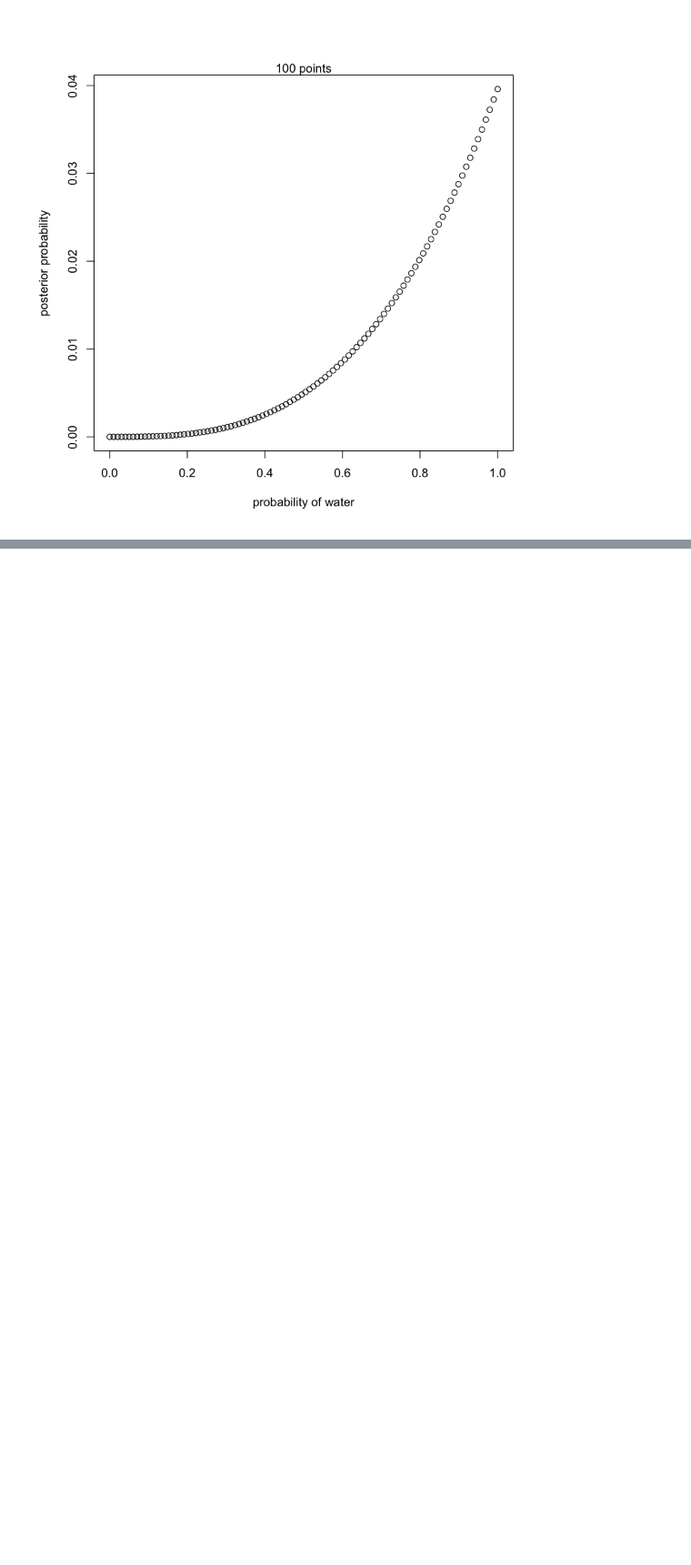
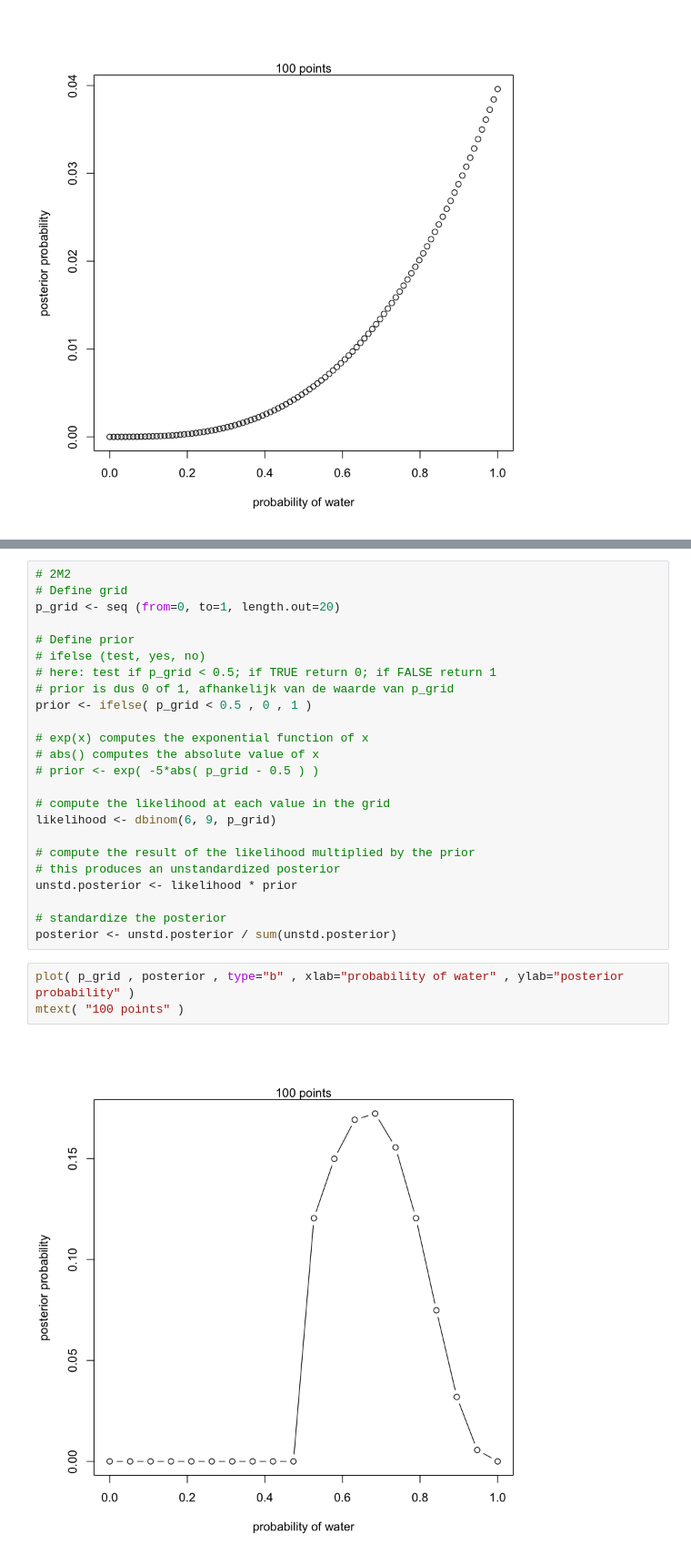
Before and after one commit to bleekere/rethinking, a Jupyter notebook: workspace-rethinking.ipynb, the cells around one changed output, grey strips where cells are left out. Shown at 91% size. Drawn from its saved outputs; the diff is of its cells as text; blank space fills up the shorter version.

```diff
--- a/workspace-rethinking.ipynb
+++ b/workspace-rethinking.ipynb
@@ -330,0 +336,29 @@ Warning message in likelihood * prior:
+# %%
+# 2M2
+# Define grid
+p_grid <- seq (from=0, to=1, length.out=20)
+
+# Define prior
+# ifelse (test, yes, no)
+# here: test if p_grid < 0.5; if TRUE return 0; if FALSE return 1
+# prior is dus 0 of 1, afhankelijk van de waarde van p_grid
+prior <- ifelse( p_grid < 0.5 , 0 , 1 )
+
+# exp(x) computes the exponential function of x
+# abs() computes the absolute value of x
+# prior <- exp( -5*abs( p_grid - 0.5 ) )
+
+# compute the likelihood at each value in the grid
+likelihood <- dbinom(6, 9, p_grid)
+
+# compute the result of the likelihood multiplied by the prior
+# this produces an unstandardized posterior
+unstd.posterior <- likelihood * prior
+
+# standardize the posterior
+posterior <- unstd.posterior / sum(unstd.posterior)
+# %%
+plot( p_grid , posterior , type="b" , xlab="probability of water" , ylab="posterior probability" )
+mtext( "100 points" )
+# %% [output]
+[figure, added]
```
Also changed, not shown: parts of 7 cells of this notebook.
